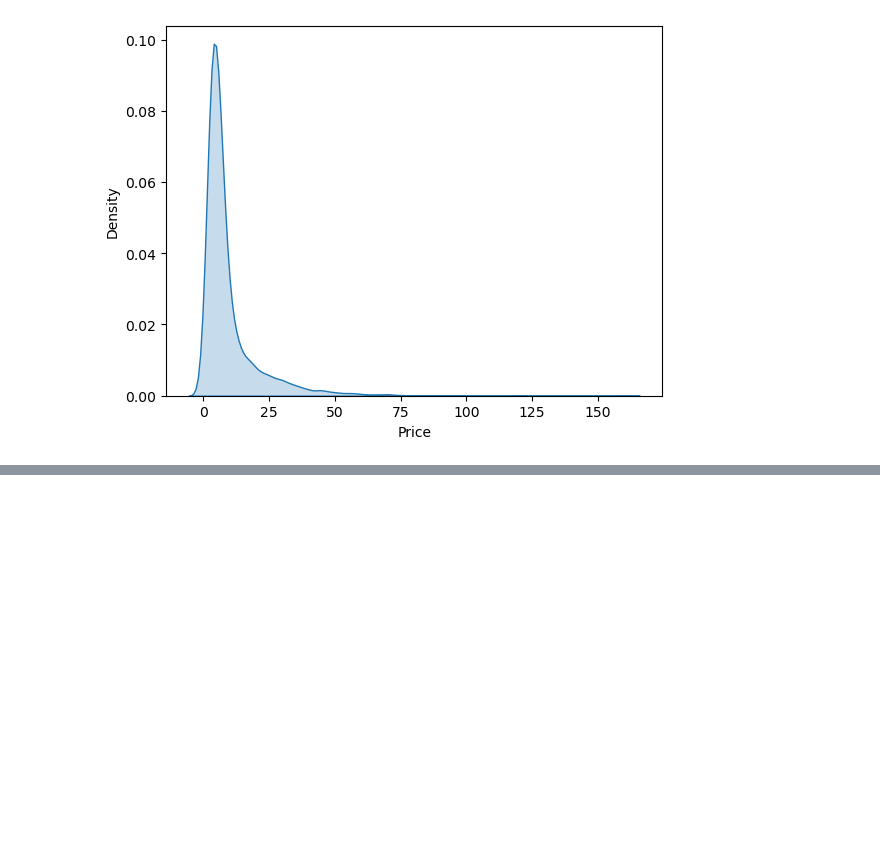
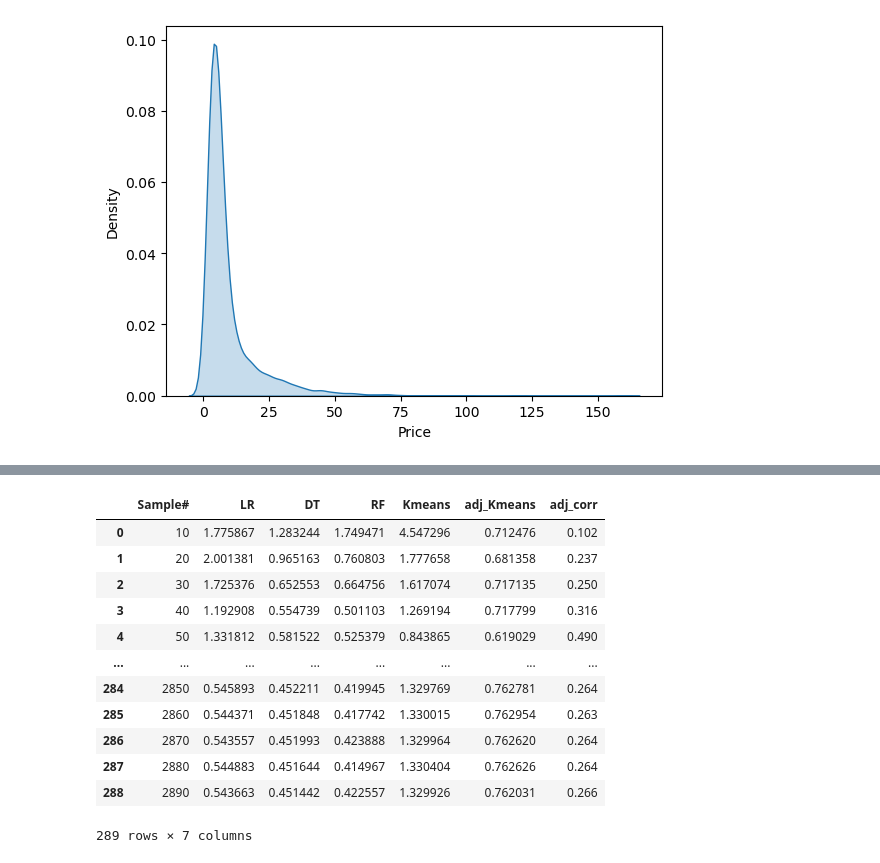
Before and after one commit to nuyhc/RWRS, a Jupyter notebook: 01_CarSales_Prep.ipynb, the cells around one changed output, grey strips where cells are left out. Saved outputs shown, nothing was run; the diff lists cells and outputs as text; code cells hidden in the pictures; blank space fills up the shorter version.

```diff
--- a/01_CarSales_Prep.ipynb
+++ b/01_CarSales_Prep.ipynb
@@ -162,0 +192,16 @@ data.to_csv("./Data/Prep_UsedCarSales/train.csv", index=False)
+# %%
+carprice
+# %% [output]
+|  | Sample# | LR | DT | RF | Kmeans | adj_Kmeans | adj_corr |
+| 0 | 10 | 1.775867 | 1.283244 | 1.749471 | 4.547296 | 0.712476 | 0.102 |
+| 1 | 20 | 2.001381 | 0.965163 | 0.760803 | 1.777658 | 0.681358 | 0.237 |
+| 2 | 30 | 1.725376 | 0.652553 | 0.664756 | 1.617074 | 0.717135 | 0.250 |
+| 3 | 40 | 1.192908 | 0.554739 | 0.501103 | 1.269194 | 0.717799 | 0.316 |
+| 4 | 50 | 1.331812 | 0.581522 | 0.525379 | 0.843865 | 0.619029 | 0.490 |
+| ... | ... | ... | ... | ... | ... | ... | ... |
+| 284 | 2850 | 0.545893 | 0.452211 | 0.419945 | 1.329769 | 0.762781 | 0.264 |
+| 285 | 2860 | 0.544371 | 0.451848 | 0.417742 | 1.330015 | 0.762954 | 0.263 |
+| 286 | 2870 | 0.543557 | 0.451993 | 0.423888 | 1.329964 | 0.762620 | 0.264 |
+| 287 | 2880 | 0.544883 | 0.451644 | 0.414967 | 1.330404 | 0.762626 | 0.264 |
+| 288 | 2890 | 0.543663 | 0.451442 | 0.422557 | 1.329926 | 0.762031 | 0.266 |
+289 rows × 7 columns
```
Also changed, not shown: parts of 7 cells of this notebook, 4 other files.
